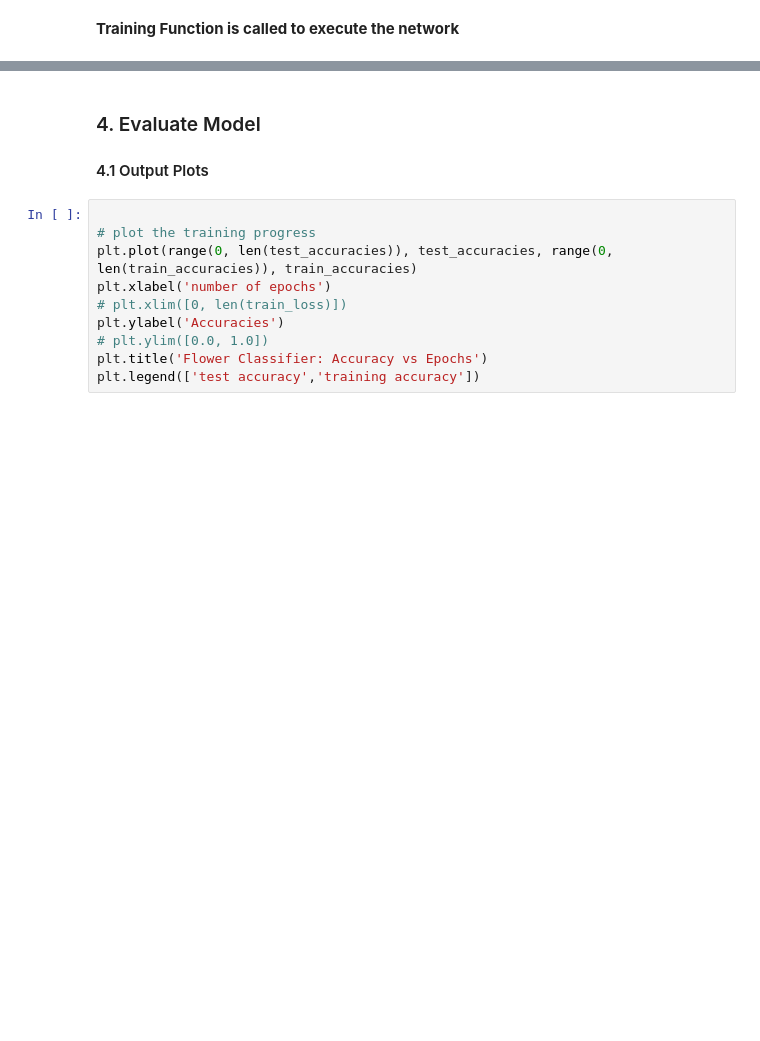
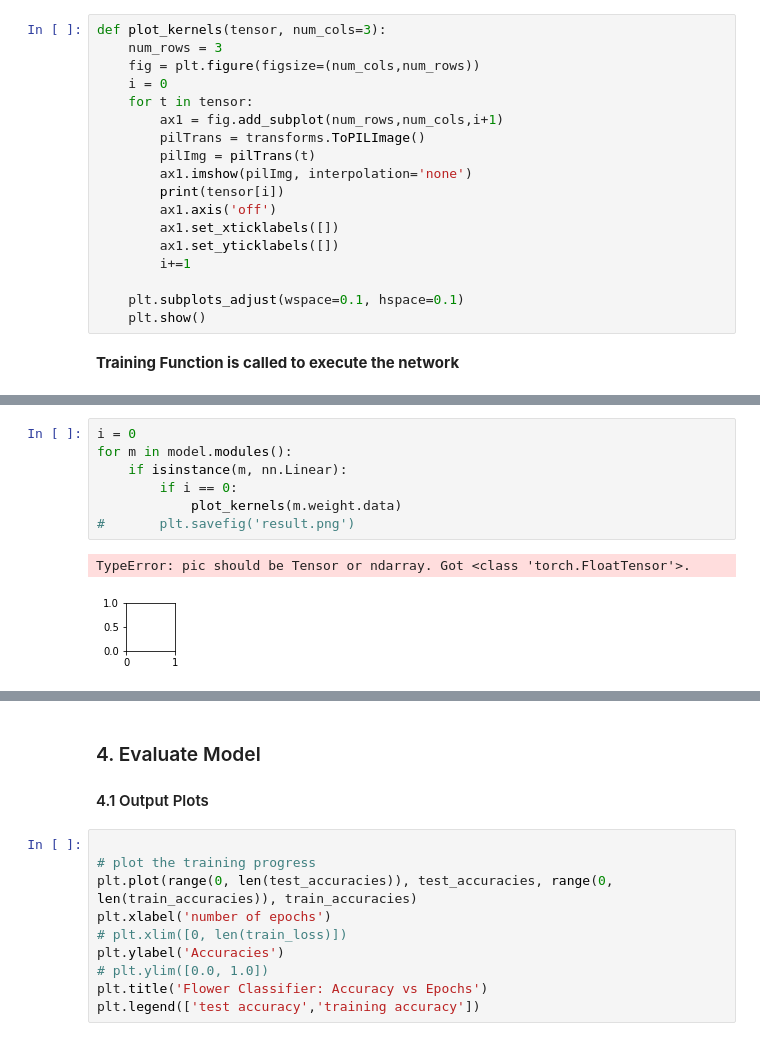
Before and after one commit to mayankpathak10/Deep-Learning, a Jupyter notebook: ProblemSet3/Adult_Classifier.ipynb, the cells around one changed output, grey strips where cells are left out. Saved outputs shown, nothing was run; the diff lists cells and outputs as text; blank space fills up the shorter version.

```diff
--- a/ProblemSet3/Adult_Classifier.ipynb
+++ b/ProblemSet3/Adult_Classifier.ipynb
@@ -243,6 +242,24 @@ def train(num_epochs):
     print('\n\nbest_acc = {:.4f}% '.format(best_acc*100))
 
     return test_accuracies,train_accuracies, train_losses
+# %%
+def plot_kernels(tensor, num_cols=3):
+    num_rows = 3
+    fig = plt.figure(figsize=(num_cols,num_rows))
+    i = 0
+    for t in tensor:
+        ax1 = fig.add_subplot(num_rows,num_cols,i+1)
+        pilTrans = transforms.ToPILImage()
+        pilImg = pilTrans(t)
+        ax1.imshow(pilImg, interpolation='none')
+        print(tensor[i])
+        ax1.axis('off')
+        ax1.set_xticklabels([])
+        ax1.set_yticklabels([])
+        i+=1
+
+    plt.subplots_adjust(wspace=0.1, hspace=0.1)
+    plt.show()
 # %% [markdown]
 __Training Function is called to execute the network__
 # %%
@@ -270,3 +287,13 @@ best_acc = 84.3036%
 
 
 Finished !!
+# %%
+i = 0
+for m in model.modules():
+    if isinstance(m, nn.Linear):
+        if i == 0:
+            plot_kernels(m.weight.data)
+#       plt.savefig('result.png')
+# %% [output]
+TypeError: pic should be Tensor or ndarray. Got <class 'torch.FloatTensor'>.
+[figure, added]
```
Also changed, not shown: parts of 7 cells of this notebook, 7 other files.
